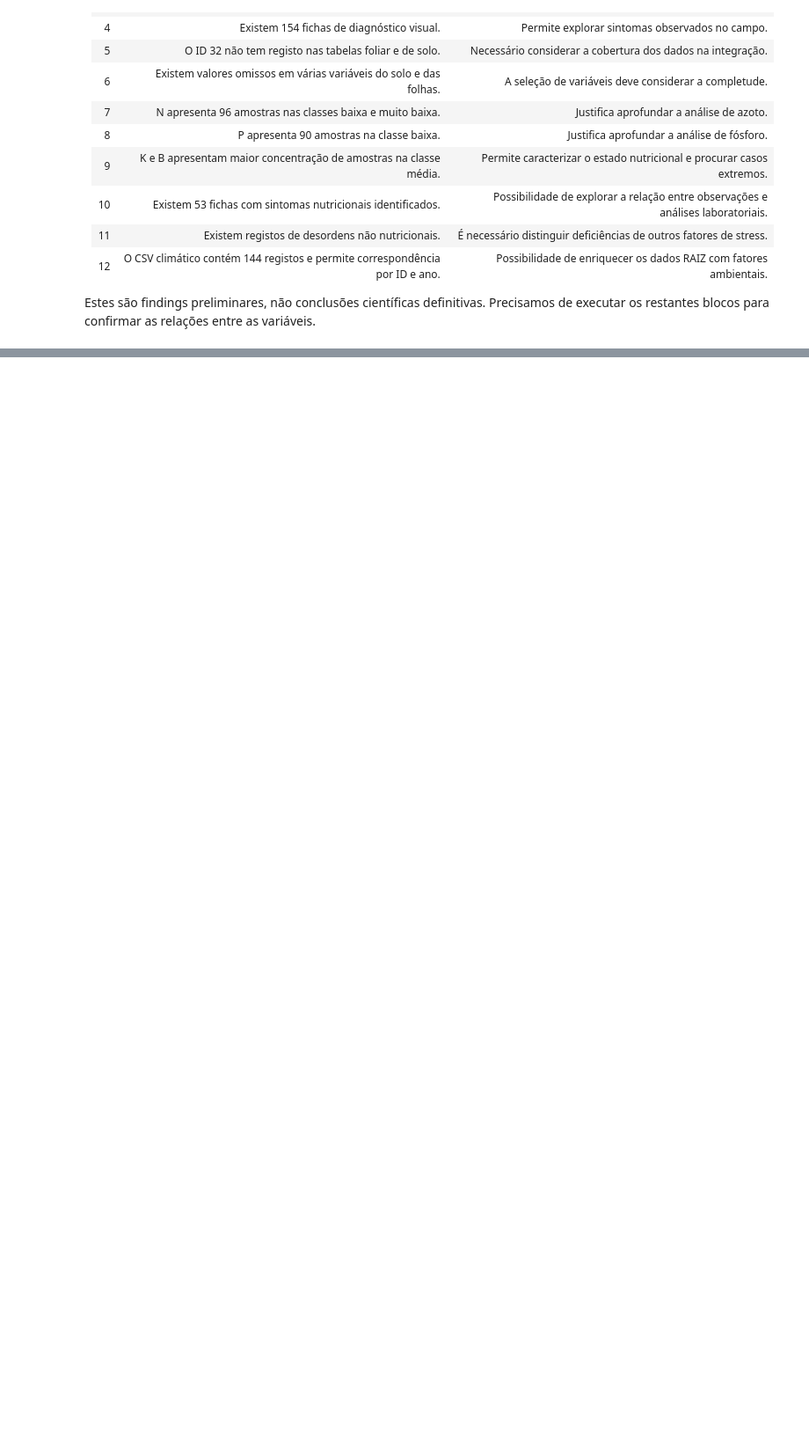
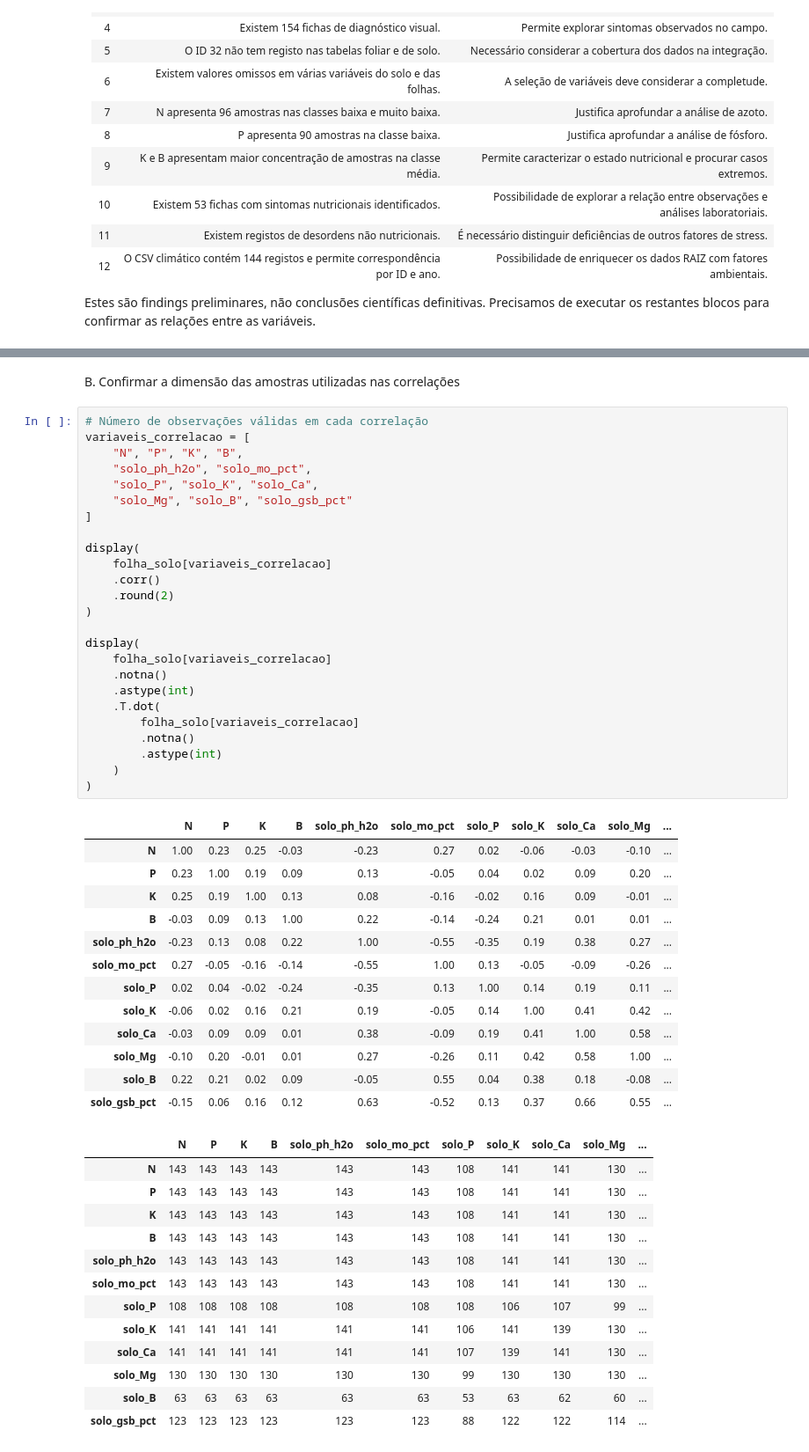
Before and after one commit to catarina1532/project-template, a Jupyter notebook: EDA_EucaNutri_RAIZ_Workshop.ipynb, the cells around one changed output, grey strips where cells are left out. Shown at 88% size. Saved outputs shown, nothing was run; the diff lists cells and outputs as text; blank space fills up the shorter version.

```diff
--- a/EDA_EucaNutri_RAIZ_Workshop.ipynb
+++ b/EDA_EucaNutri_RAIZ_Workshop.ipynb
@@ -1018,0 +1273,54 @@ Estes são findings preliminares, não conclusões científicas definitivas. Pre
+# %% [markdown]
+B. Confirmar a dimensão das amostras utilizadas nas correlações
+# %%
+# Número de observações válidas em cada correlação
+variaveis_correlacao = [
+    "N", "P", "K", "B",
+    "solo_ph_h2o", "solo_mo_pct",
+    "solo_P", "solo_K", "solo_Ca",
+    "solo_Mg", "solo_B", "solo_gsb_pct"
+]
+
+display(
+    folha_solo[variaveis_correlacao]
+    .corr()
+    .round(2)
+)
+
+display(
+    folha_solo[variaveis_correlacao]
+    .notna()
+    .astype(int)
+    .T.dot(
+        folha_solo[variaveis_correlacao]
+        .notna()
+        .astype(int)
+    )
+)
+# %% [output]
+|  | N | P | K | B | solo_ph_h2o | solo_mo_pct | solo_P | solo_K | solo_Ca | solo_Mg | ... |
+| N | 1.00 | 0.23 | 0.25 | -0.03 | -0.23 | 0.27 | 0.02 | -0.06 | -0.03 | -0.10 | ... |
+| P | 0.23 | 1.00 | 0.19 | 0.09 | 0.13 | -0.05 | 0.04 | 0.02 | 0.09 | 0.20 | ... |
+| K | 0.25 | 0.19 | 1.00 | 0.13 | 0.08 | -0.16 | -0.02 | 0.16 | 0.09 | -0.01 | ... |
+| B | -0.03 | 0.09 | 0.13 | 1.00 | 0.22 | -0.14 | -0.24 | 0.21 | 0.01 | 0.01 | ... |
+| solo_ph_h2o | -0.23 | 0.13 | 0.08 | 0.22 | 1.00 | -0.55 | -0.35 | 0.19 | 0.38 | 0.27 | ... |
+| solo_mo_pct | 0.27 | -0.05 | -0.16 | -0.14 | -0.55 | 1.00 | 0.13 | -0.05 | -0.09 | -0.26 | ... |
+| solo_P | 0.02 | 0.04 | -0.02 | -0.24 | -0.35 | 0.13 | 1.00 | 0.14 | 0.19 | 0.11 | ... |
+| solo_K | -0.06 | 0.02 | 0.16 | 0.21 | 0.19 | -0.05 | 0.14 | 1.00 | 0.41 | 0.42 | ... |
+| solo_Ca | -0.03 | 0.09 | 0.09 | 0.01 | 0.38 | -0.09 | 0.19 | 0.41 | 1.00 | 0.58 | ... |
+| solo_Mg | -0.10 | 0.20 | -0.01 | 0.01 | 0.27 | -0.26 | 0.11 | 0.42 | 0.58 | 1.00 | ... |
+| solo_B | 0.22 | 0.21 | 0.02 | 0.09 | -0.05 | 0.55 | 0.04 | 0.38 | 0.18 | -0.08 | ... |
+| solo_gsb_pct | -0.15 | 0.06 | 0.16 | 0.12 | 0.63 | -0.52 | 0.13 | 0.37 | 0.66 | 0.55 | ... |
+|  | N | P | K | B | solo_ph_h2o | solo_mo_pct | solo_P | solo_K | solo_Ca | solo_Mg | ... |
+| N | 143 | 143 | 143 | 143 | 143 | 143 | 108 | 141 | 141 | 130 | ... |
+| P | 143 | 143 | 143 | 143 | 143 | 143 | 108 | 141 | 141 | 130 | ... |
+| K | 143 | 143 | 143 | 143 | 143 | 143 | 108 | 141 | 141 | 130 | ... |
+| B | 143 | 143 | 143 | 143 | 143 | 143 | 108 | 141 | 141 | 130 | ... |
+| solo_ph_h2o | 143 | 143 | 143 | 143 | 143 | 143 | 108 | 141 | 141 | 130 | ... |
+| solo_mo_pct | 143 | 143 | 143 | 143 | 143 | 143 | 108 | 141 | 141 | 130 | ... |
+| solo_P | 108 | 108 | 108 | 108 | 108 | 108 | 108 | 106 | 107 | 99 | ... |
+| solo_K | 141 | 141 | 141 | 141 | 141 | 141 | 106 | 141 | 139 | 130 | ... |
+| solo_Ca | 141 | 141 | 141 | 141 | 141 | 141 | 107 | 139 | 141 | 130 | ... |
+| solo_Mg | 130 | 130 | 130 | 130 | 130 | 130 | 99 | 130 | 130 | 130 | ... |
+| solo_B | 63 | 63 | 63 | 63 | 63 | 63 | 53 | 63 | 62 | 60 | ... |
+| solo_gsb_pct | 123 | 123 | 123 | 123 | 123 | 123 | 88 | 122 | 122 | 114 | ... |
```
Also changed, not shown: parts of 28 cells of this notebook.
